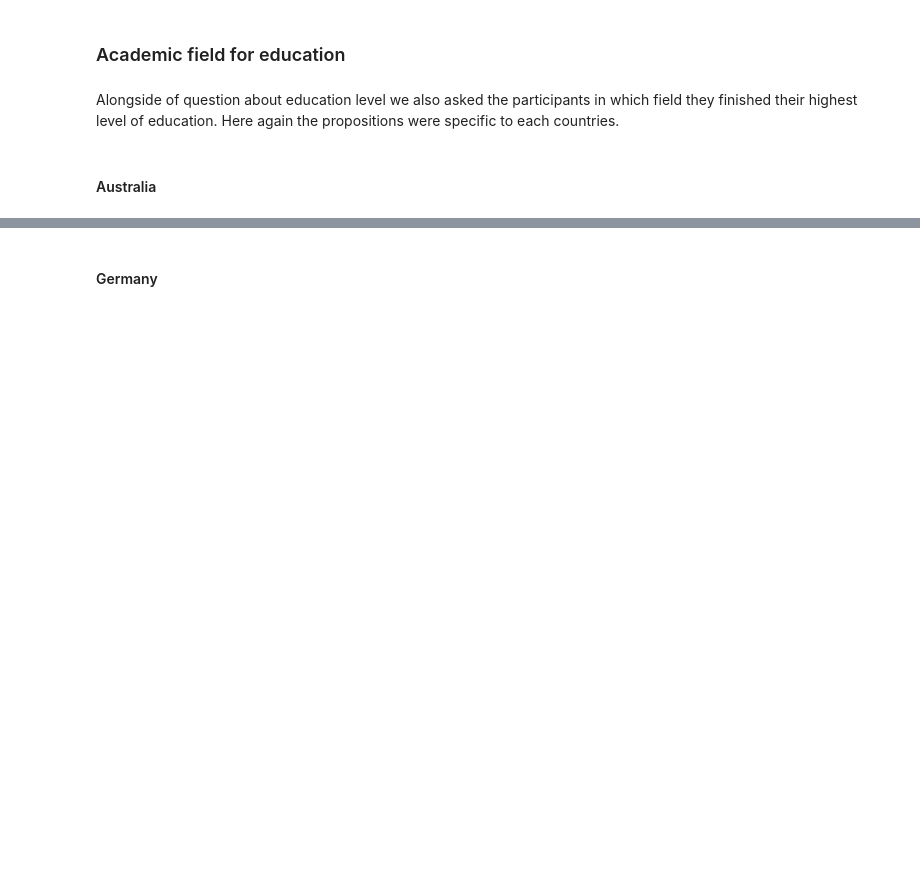
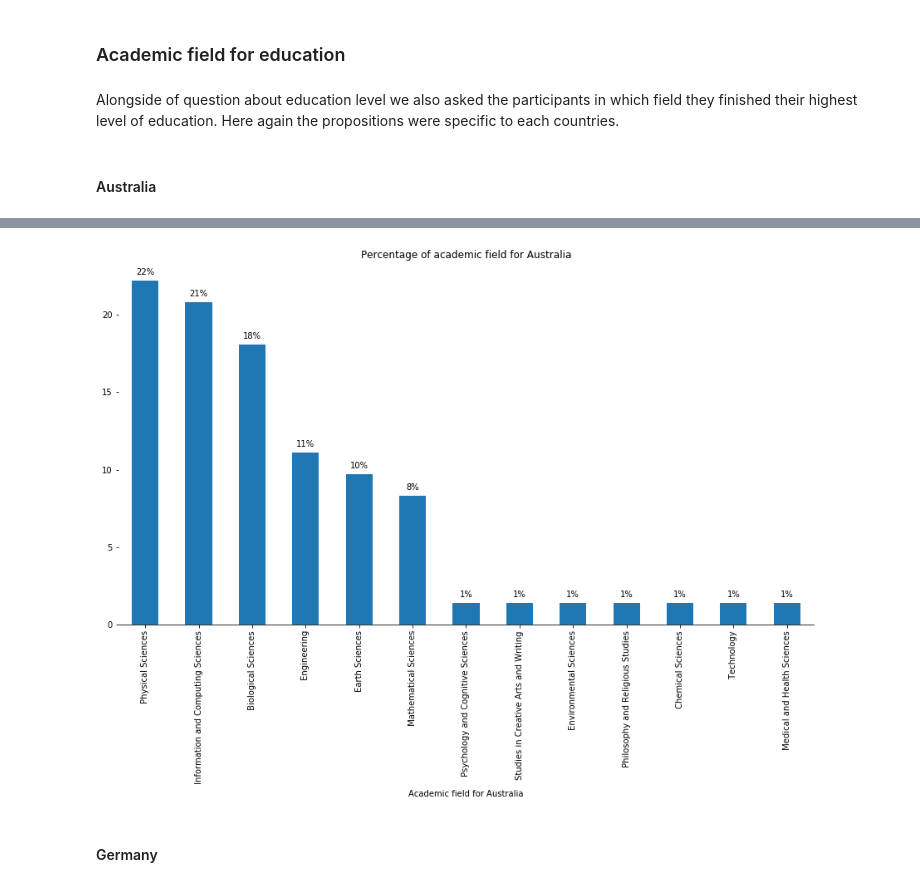
Before and after one commit to softwaresaved/international-survey, a Jupyter notebook: analysis/2018_draft.ipynb, the cells around one changed output, grey strips where cells are left out. Saved outputs shown, nothing was run; the diff lists cells and outputs as text; code cells hidden in the pictures; blank space fills up the shorter version.

```diff
--- a/analysis/2018_draft.ipynb
+++ b/analysis/2018_draft.ipynb
@@ -730,5 +722,52 @@ df_edu
 | Technology | 1 | 1.39 |
 | Medical and Health Sciences | 1 | 1.39 |
+# %%
+fig, ax = plt.subplots()
+
+df_edu.plot(kind='bar',
+            y='Percentage',
+            title='Percentage of academic field for {}'.format(country),
+            grid=False, ax=ax, legend=False)
+
+ax.spines['top'].set_visible(False)
+ax.spines['right'].set_visible(False)
+ax.spines['left'].set_visible(False)
+
+rects = ax.patches
+
+# For each bar: Place a label
+for rect in rects:
+    # Get X and Y placement of label from rect.
+    y_value = rect.get_height()
+    x_value = rect.get_x() + rect.get_width() / 2
+
+    # Number of points between bar and label. Change to your liking.
+    space = 5
+    # Vertical alignment for positive values
+    va = 'bottom'
+
+    # If value of bar is negative: Place label below bar
+    if y_value < 0:
+        # Invert space to place label below
+        space *= -1
+        # Vertically align label at top
+        va = 'top'
+
+    # Use Y value as label and format number with one decimal place
+    label = "{:.0f}%".format(y_value)
+
+    # Create annotation
+    plt.annotate(
+        label,                      # Use `label` as label
+        (x_value, y_value),         # Place label at end of the bar
+        xytext=(0, space),          # Vertically shift label by `space`
+        textcoords="offset points", # Interpret `xytext` as offset in points
+        ha='center',                # Horizontally center label
+        va=va)                      # Vertically align label differently for
+                                    # positive and negative values.
+plt.show();
+# %% [output]
+[figure, added]
 # %% [markdown]
 #### Germany
 # %%
```
Also changed, not shown: parts of 58 cells of this notebook.
